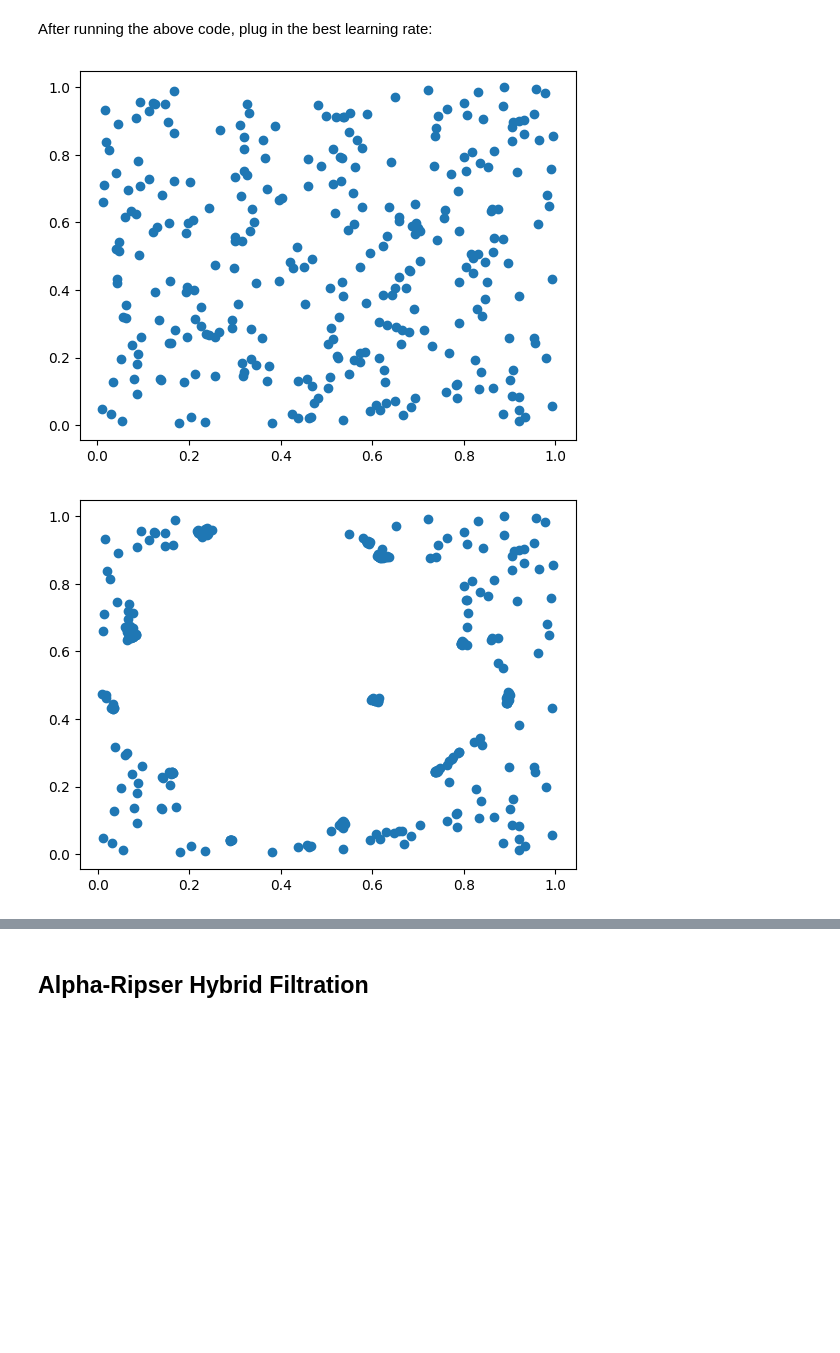
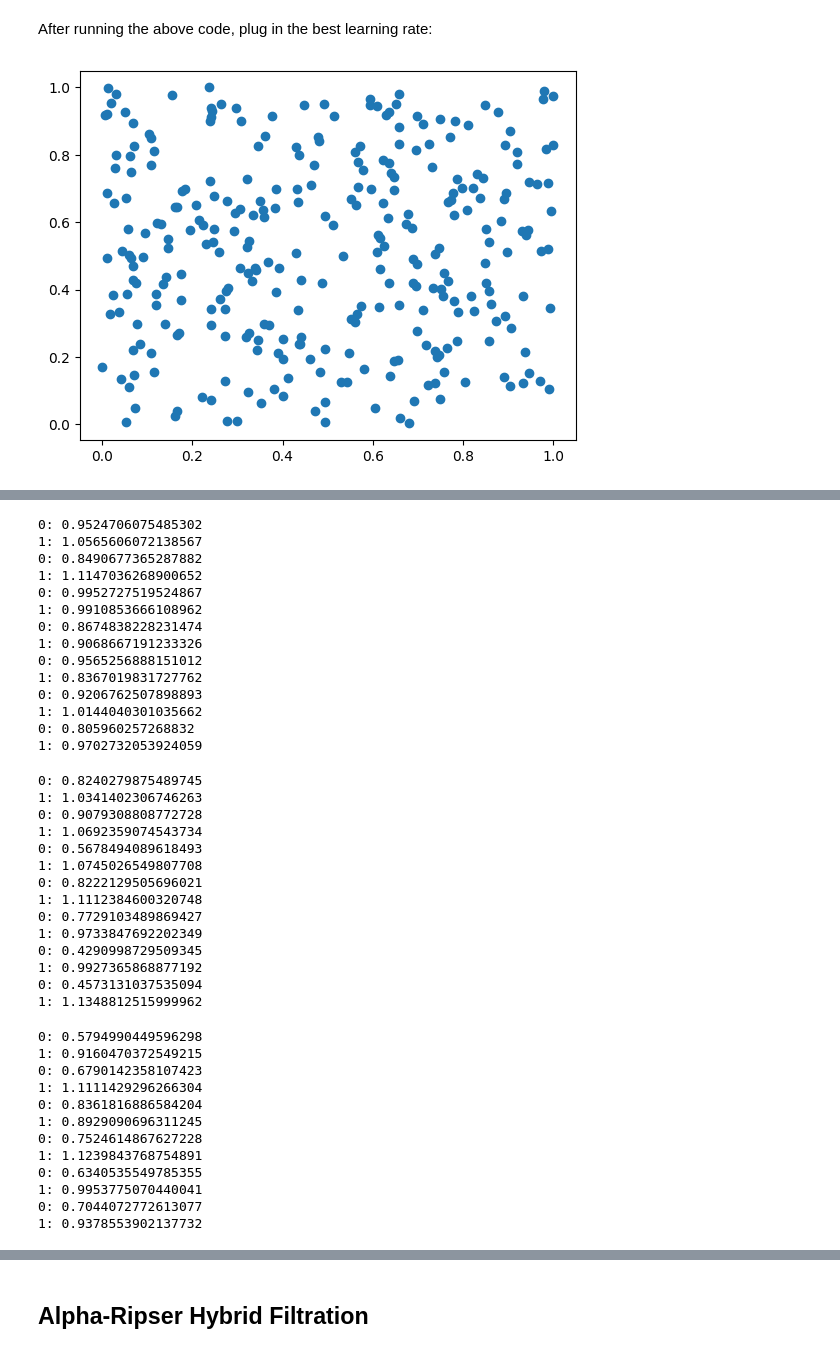
Before and after one commit to sliemelela/masterthesis, a Jupyter notebook: Programming/Inverse Optimization/notebooks/showcase.ipynb, the cells around one changed output, grey strips where cells are left out. Cells and saved outputs as stored; diff of their text form; code cells hidden in the pictures; blank space fills up the shorter version.

```diff
--- a/Programming/Inverse Optimization/notebooks/showcase.ipynb
+++ b/Programming/Inverse Optimization/notebooks/showcase.ipynb
@@ -29,7 +35,7 @@ Modules to skip:
 First, choose which figure you would like to generate. You can comment out the figure you are not interested in.
 # %%
 # This is a synthetic data set that we want "approximate"
-N = 300
+N = 200
 goal_pts = tadasets.dsphere(n=N, d=1, noise=0.1) # circle
 # goal_pts = tadasets.infty_sign(n=N, noise=0.1) # figure eight
 
@@ -111,4 +121,7 @@ plt.yscale('log')
 ### Creation of dataset
 # %%
 # Creation of the PD that we want to get to
-goal_pd = gen_data.create_hybrid_dtm_pd(goal_pts)
+# goal_pd = gen_data.create_hybrid_dtm_pd(goal_pts)
+goal_pd = gen_data.create_line_pd(goal_pts)
+
+plt.scatter(goal_pd[0][:,0], goal_pd[0][:,1])
@@ -123,7 +142,6 @@ research_plot.research_lr(lr_list=lr_list, goal_pd=goal_pd, amount=N, dim=2, epo
 After running the above code, plug in the best learning rate:
 # %%
 # Generation of new dataset
-final_pts = gen_data.generate_data(goal_pd=goal_pd, amount=N, dim=2, lr=0.12, epochs=600, decay_speed=30, investigate=False, sliced=0.5, filtr="alpha_dtm")
+final_pts = gen_data.generate_data(goal_pd=goal_pd, amount=N, dim=2, lr=1.2, epochs=600, decay_speed=30, investigate=False, sliced=False, filtr="line")
 # %% [output]
-[figure, old version]
+[figure, new version]
-[figure, removed]
@@ -134,0 +148,40 @@ final_pts = gen_data.generate_data(goal_pd=goal_pd, amount=N, dim=2, lr=0.12, ep
+0: 0.9524706075485302
+1: 1.0565606072138567
+0: 0.8490677365287882
+1: 1.1147036268900652
+0: 0.9952727519524867
+1: 0.9910853666108962
+0: 0.8674838228231474
+1: 0.9068667191233326
+0: 0.9565256888151012
+1: 0.8367019831727762
+0: 0.9206762507898893
+1: 1.0144040301035662
+0: 0.805960257268832
+1: 0.9702732053924059
+0: 0.8240279875489745
+1: 1.0341402306746263
+0: 0.9079308808772728
+1: 1.0692359074543734
+0: 0.5678494089618493
+1: 1.0745026549807708
+0: 0.8222129505696021
+1: 1.1112384600320748
+0: 0.7729103489869427
+1: 0.9733847692202349
+0: 0.4290998729509345
+1: 0.9927365868877192
+0: 0.4573131037535094
+1: 1.1348812515999962
+0: 0.5794990449596298
+1: 0.9160470372549215
+0: 0.6790142358107423
+1: 1.1111429296266304
+0: 0.8361816886584204
+1: 0.8929090696311245
+0: 0.7524614867627228
+1: 1.1239843768754891
+0: 0.6340535549785355
+1: 0.9953775070440041
+0: 0.7044072772613077
+1: 0.9378553902137732
```
Also changed, not shown: parts of 22 cells of this notebook, 14 other files.
